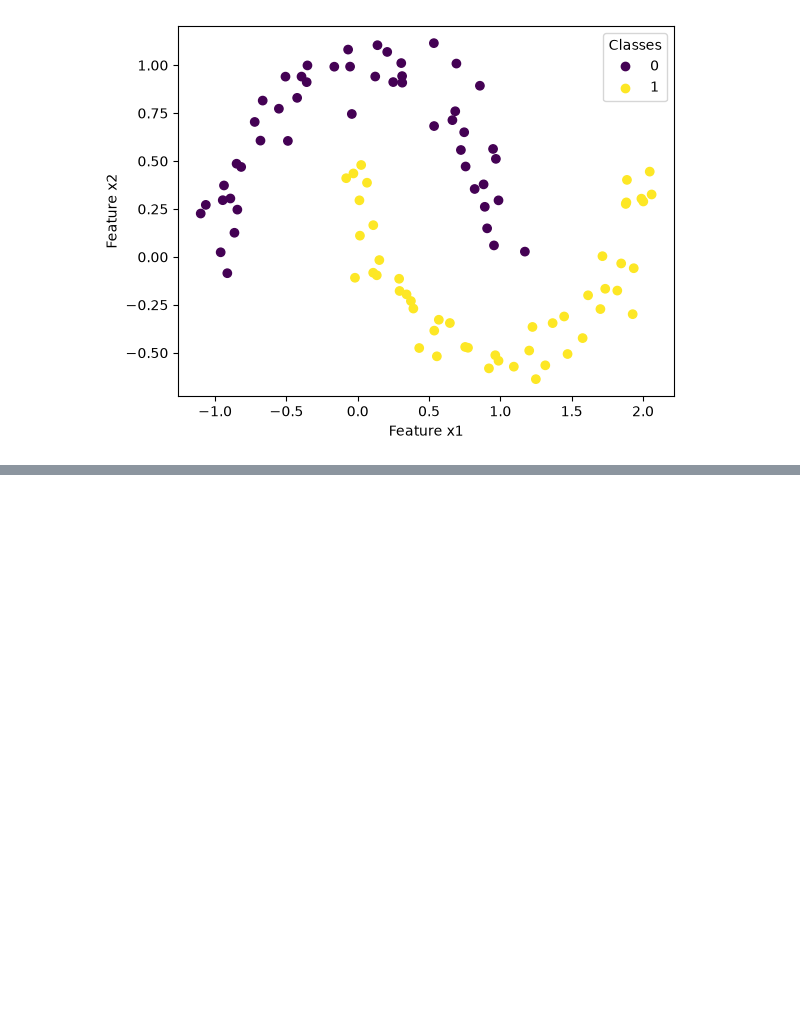
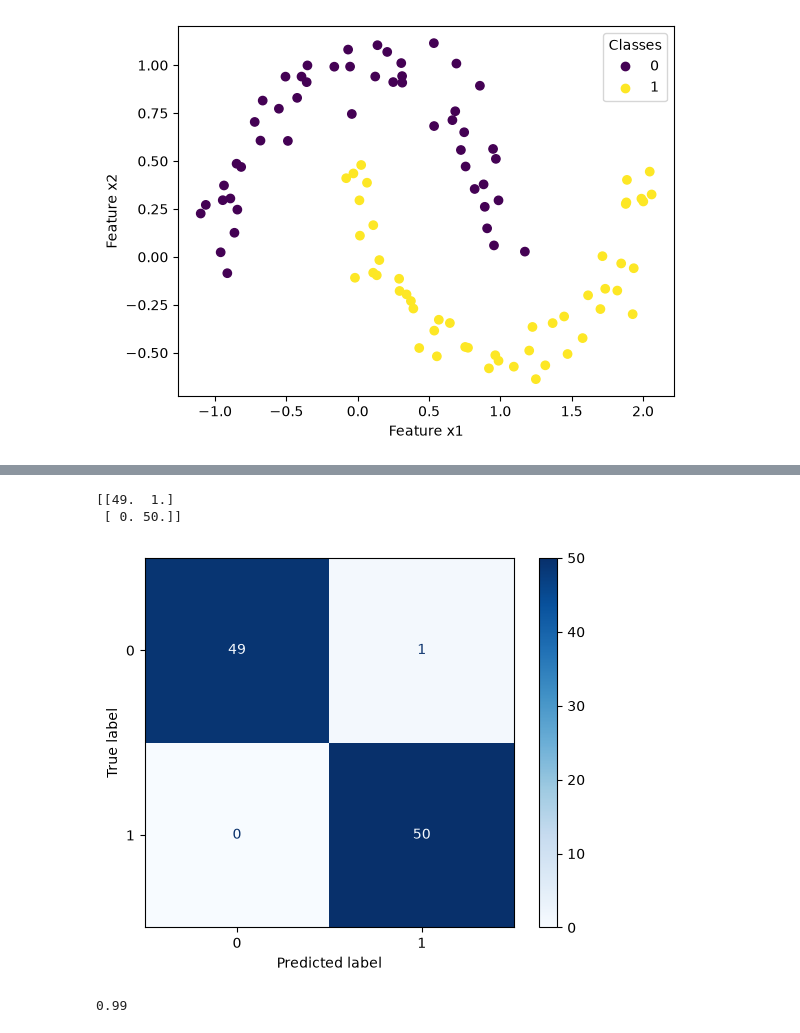
Before and after one commit to Stevencibambo/ai-avancee, a Jupyter notebook: Chapitre-1-Deep-Learning/Reseau_artificiel_a_2_couches.ipynb, the cells around one changed output, grey strips where cells are left out. Saved outputs shown, nothing was run; the diff lists cells and outputs as text; code cells hidden in the pictures; blank space fills up the shorter version.

```diff
--- a/Chapitre-1-Deep-Learning/Reseau_artificiel_a_2_couches.ipynb
+++ b/Chapitre-1-Deep-Learning/Reseau_artificiel_a_2_couches.ipynb
@@ -31,0 +189,40 @@ plt.legend(*scatter_plot.legend_elements(), loc='best', title='Classes')
+# %%
+# Matrice de confusion
+def confusion_matrix(y_true, y_pred):
+    y_true = np.array(y_true)
+    y_pred = np.array(y_pred)
+
+    n_classes = np.unique(y_true).shape[0]
+    confusion_matrix = np.zeros((n_classes, n_classes))
+
+    for i in range(len(y_true)):
+        confusion_matrix[y_true[i], y_pred[i]] += 1
+
+    return confusion_matrix
+
+y_pred = predict(X_scaled, parametres)
+cm = confusion_matrix(y_true = y, y_pred = y_pred)
+print(cm)
+# %% [output]
+[[49.  1.]
+ [ 0. 50.]]
+# %%
+from sklearn.metrics import ConfusionMatrixDisplay
+
+ConfusionMatrixDisplay.from_predictions(y, y_pred, cmap="Blues")
+plt.show()
+# %% [output]
+[figure, added]
+# %%
+# Accuracy
+def accuracy(confusion_matrix):
+    diag = np.diag(confusion_matrix, k = 0)
+    n_correct = diag.sum()
+    n_total = confusion_matrix.sum()
+    accuracy = n_correct / n_total
+    return accuracy
+
+acc = accuracy(cm)
+print(acc)
+# %% [output]
+0.99
```
Also changed, not shown: parts of 27 cells of this notebook.
